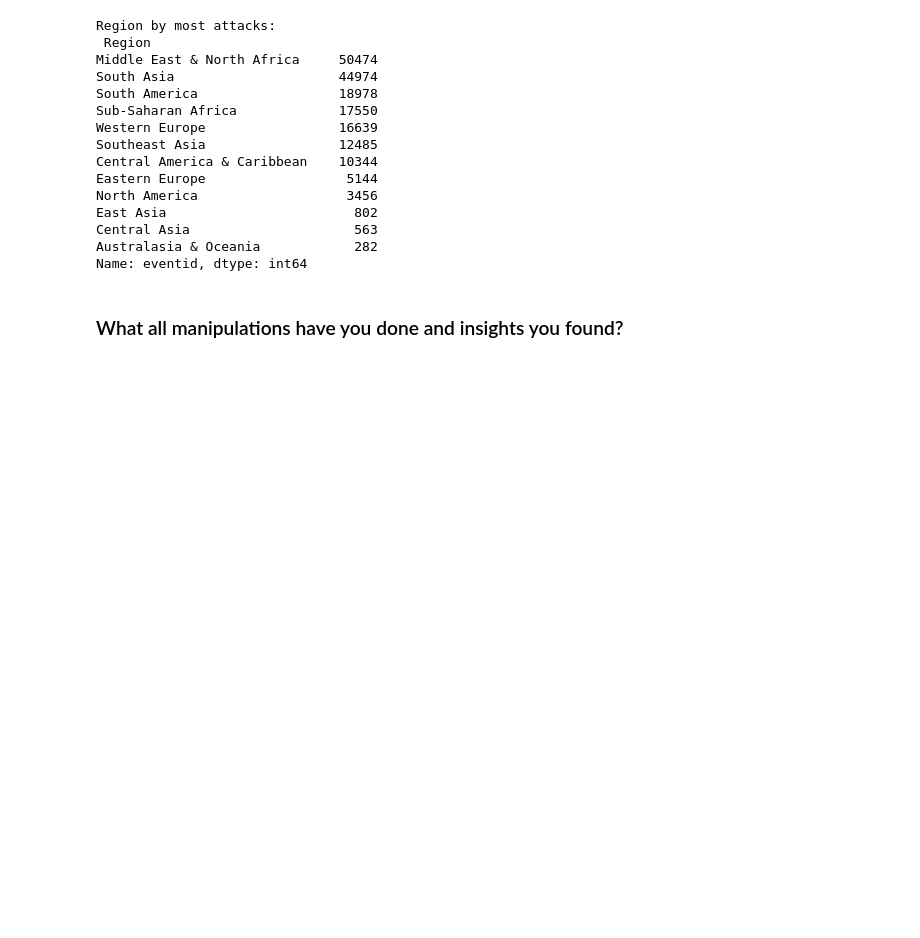
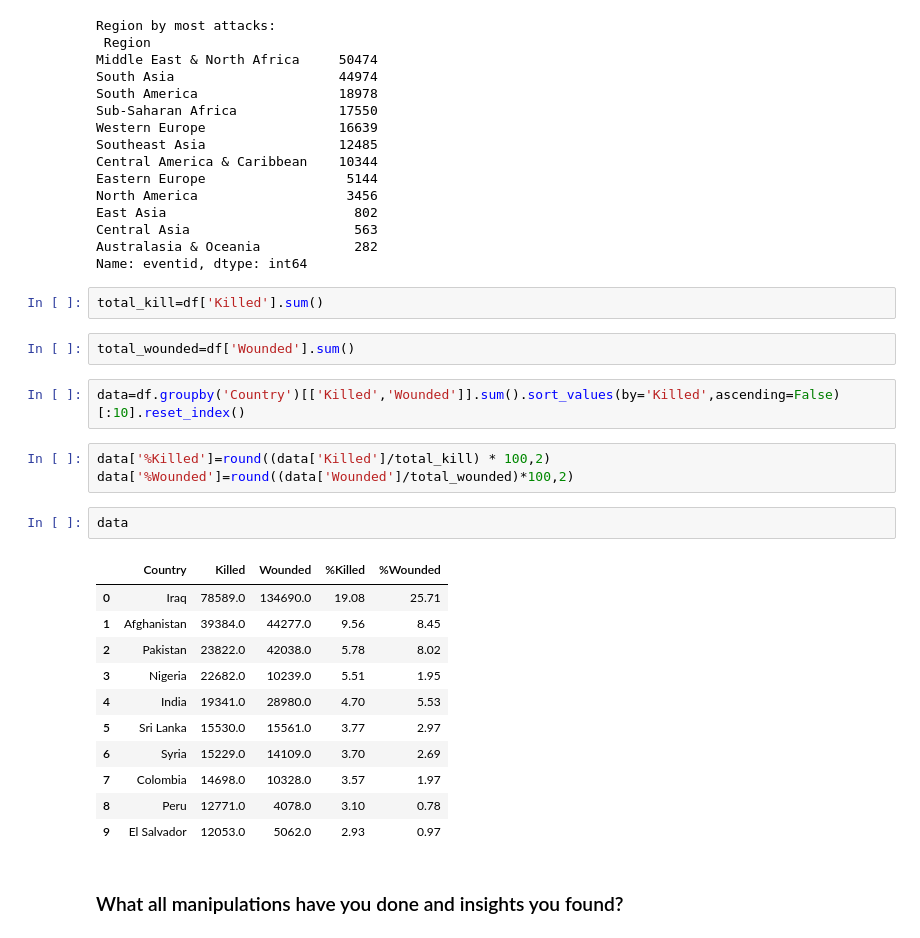
Before and after one commit to Mansi67/Global_Terrorism_Dataset_EDA, a Jupyter notebook: Global_Terrorism_Dataset_EDA.ipynb, the cells around one changed output. Saved outputs shown, nothing was run; the diff lists cells and outputs as text; blank space fills up the shorter version.

```diff
--- a/Global_Terrorism_Dataset_EDA.ipynb
+++ b/Global_Terrorism_Dataset_EDA.ipynb
@@ -480,6 +480,29 @@ East Asia                        802
 Central Asia                     563
 Australasia & Oceania            282
 Name: eventid, dtype: int64
+# %%
+total_kill=df['Killed'].sum()
+# %%
+total_wounded=df['Wounded'].sum()
+# %%
+data=df.groupby('Country')[['Killed','Wounded']].sum().sort_values(by='Killed',ascending=False)[:10].reset_index()
+# %%
+data['%Killed']=round((data['Killed']/total_kill) * 100,2)
+data['%Wounded']=round((data['Wounded']/total_wounded)*100,2)
+# %%
+data
+# %% [output]
+|  | Country | Killed | Wounded | %Killed | %Wounded |
+| 0 | Iraq | 78589.0 | 134690.0 | 19.08 | 25.71 |
+| 1 | Afghanistan | 39384.0 | 44277.0 | 9.56 | 8.45 |
+| 2 | Pakistan | 23822.0 | 42038.0 | 5.78 | 8.02 |
+| 3 | Nigeria | 22682.0 | 10239.0 | 5.51 | 1.95 |
+| 4 | India | 19341.0 | 28980.0 | 4.70 | 5.53 |
+| 5 | Sri Lanka | 15530.0 | 15561.0 | 3.77 | 2.97 |
+| 6 | Syria | 15229.0 | 14109.0 | 3.70 | 2.69 |
+| 7 | Colombia | 14698.0 | 10328.0 | 3.57 | 1.97 |
+| 8 | Peru | 12771.0 | 4078.0 | 3.10 | 0.78 |
+| 9 | El Salvador | 12053.0 | 5062.0 | 2.93 | 0.97 |
 # %% [markdown]
 ### What all manipulations have you done and insights you found?
 # %% [markdown]
```
Also changed, not shown: parts of 7 cells of this notebook.
